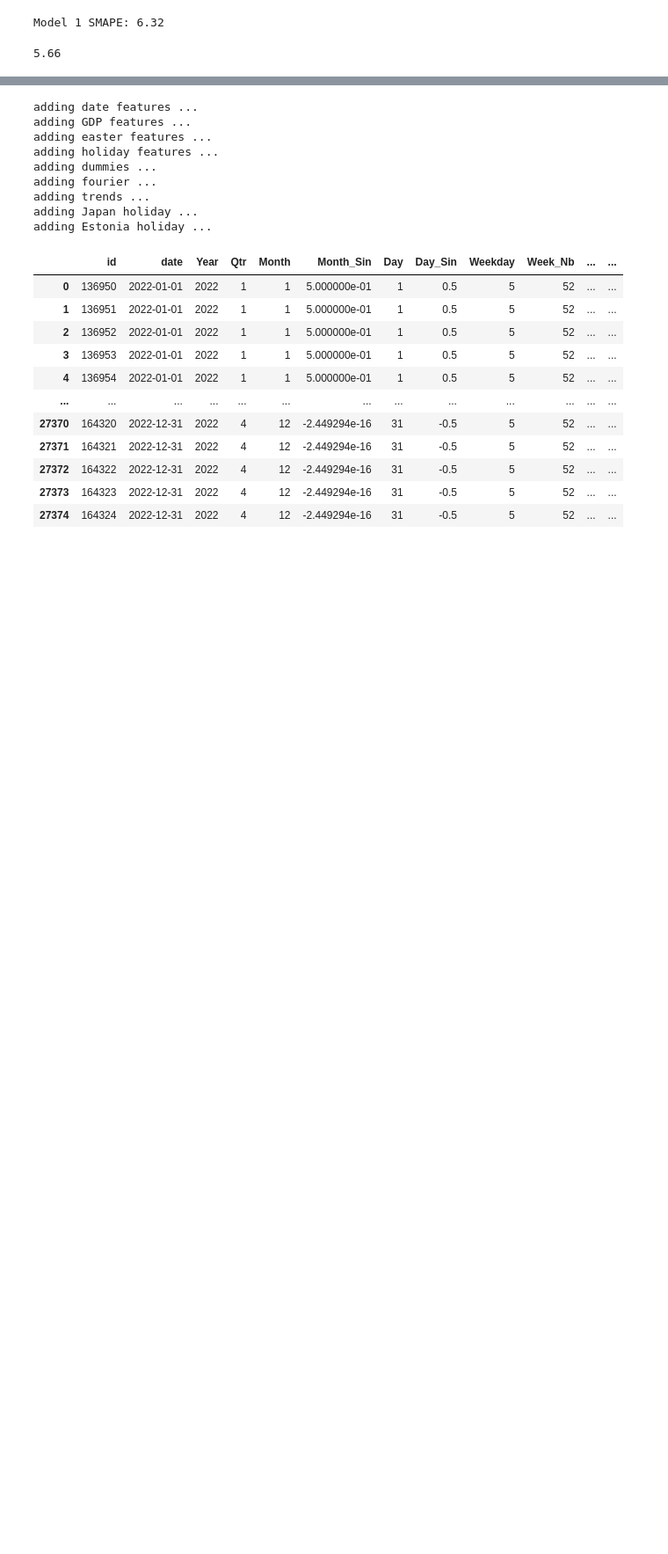
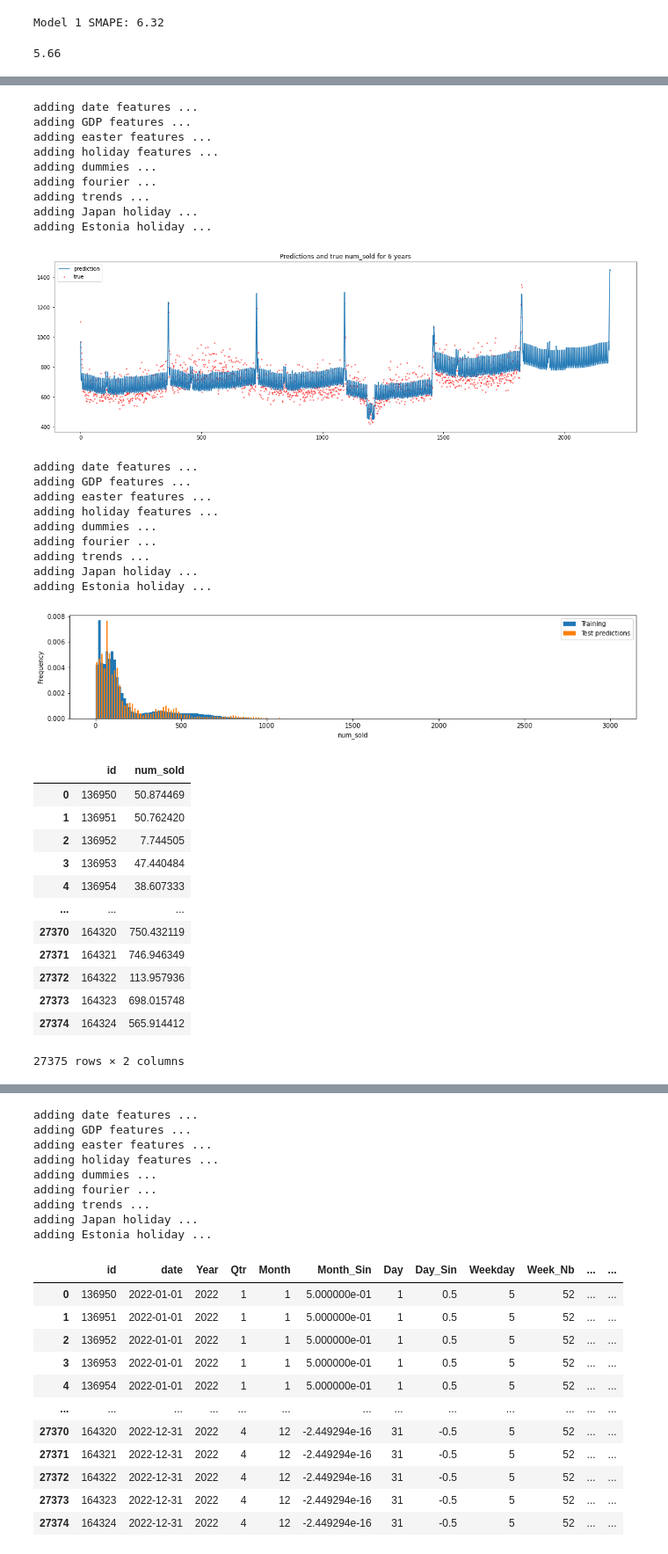
Before and after one commit to BrianLoe/kaggle_competition, a Jupyter notebook: Playground3/modelling-notebook.ipynb, the cells around one changed output, grey strips where cells are left out. Shown at 88% size. Drawn from its saved outputs; the diff is of its cells as text; code cells hidden in the pictures; blank space fills up the shorter version.

```diff
--- a/Playground3/modelling-notebook.ipynb
+++ b/Playground3/modelling-notebook.ipynb
@@ -816,0 +743,66 @@ plt.show()
+# %%
+X_train = train_eng2[features]
+y_train = np.log(train_eng2['num_sold'])
+
+scaler = StandardScaler()
+X_tr_scaled = scaler.fit_transform(X_train)
+
+modelLR = build_model(X_tr_scaled, y_train)
+# Quick check for debugging
+resid_plot('Canada', 'Kagglazon', 'Using LLMs to Train More LLMs', modelLR, make_features2, features)
+
+# Inference for test
+test_hat_list = []
+test_hat_list.append(np.exp(modelLR.predict(scaler.transform(make_features2(test_data_ori)[features]))))
+
+# Create the submission file
+sub5 = test_data_ori[['id']].copy()
+sub5['num_sold'] = sum(test_hat_list) / len(test_hat_list)
+sub5.to_csv('submissions/submission5.csv', index=False)
+
+# Plot the distribution of the test predictions
+plt.figure(figsize=(16,3))
+plt.hist(train_eng2['num_sold'], bins=np.linspace(0, 3000, 201),
+         density=True, label='Training')
+plt.hist(sub5['num_sold'], bins=np.linspace(0, 3000, 201),
+         density=True, rwidth=0.5, label='Test predictions')
+plt.xlabel('num_sold')
+plt.ylabel('Frequency')
+plt.legend()
+plt.show()
+
+sub5
+# %% [output]
+adding date features ...
+adding GDP features ...
+adding easter features ...
+adding holiday features ...
+adding dummies ...
+adding fourier ...
+adding trends ...
+adding Japan holiday ...
+adding Estonia holiday ...
+[figure, added]
+adding date features ...
+adding GDP features ...
+adding easter features ...
+adding holiday features ...
+adding dummies ...
+adding fourier ...
+adding trends ...
+adding Japan holiday ...
+adding Estonia holiday ...
+[figure, added]
+|  | id | num_sold |
+| 0 | 136950 | 50.874469 |
+| 1 | 136951 | 50.762420 |
+| 2 | 136952 | 7.744505 |
+| 3 | 136953 | 47.440484 |
+| 4 | 136954 | 38.607333 |
+| ... | ... | ... |
+| 27370 | 164320 | 750.432119 |
+| 27371 | 164321 | 746.946349 |
+| 27372 | 164322 | 113.957936 |
+| 27373 | 164323 | 698.015748 |
+| 27374 | 164324 | 565.914412 |
+27375 rows × 2 columns
```
Also changed, not shown: parts of 50 cells of this notebook, 2 other files.
